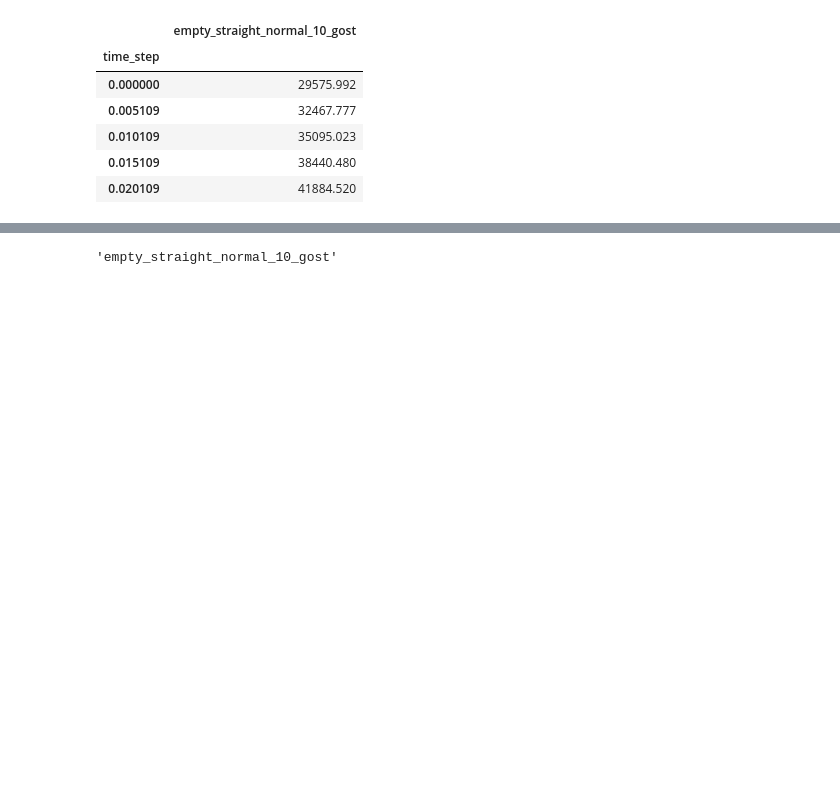
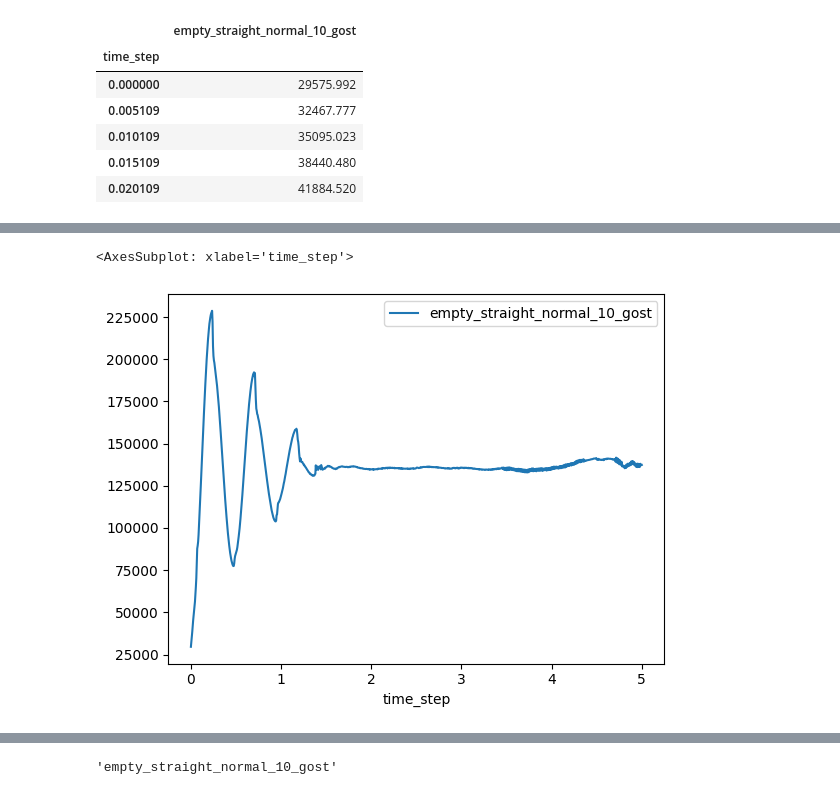
Before and after one commit to daniilgorenkov/Dissertation, a Jupyter notebook: observe.ipynb, the cells around one changed output, grey strips where cells are left out. Saved outputs shown, nothing was run; the diff lists cells and outputs as text; code cells hidden in the pictures; blank space fills up the shorter version.

```diff
--- a/observe.ipynb
+++ b/observe.ipynb
@@ -89,0 +101,5 @@ empty_straight_normal_10.head()
+# %%
+empty_straight_normal_10.plot()
+# %% [output]
+<AxesSubplot: xlabel='time_step'>
+[figure, added]
```
Also changed, not shown: parts of 12 cells of this notebook.
